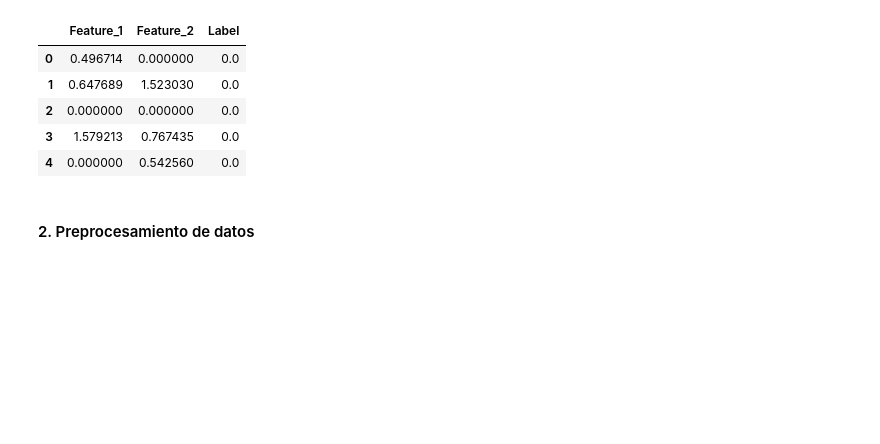
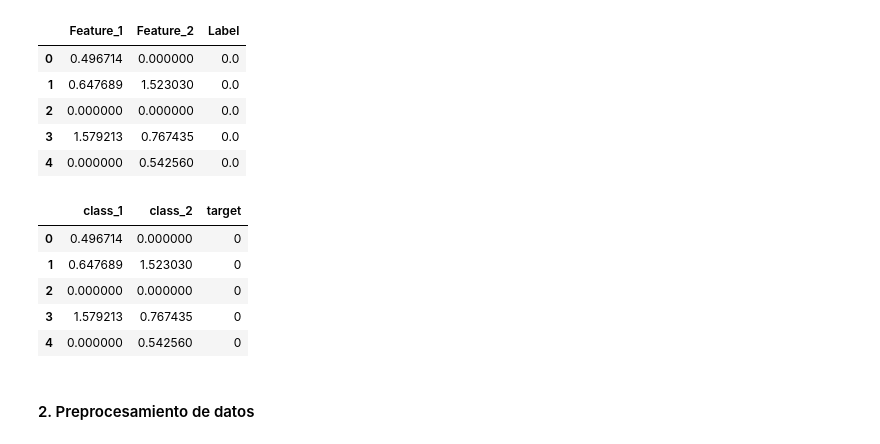
Before and after one commit to viorbe20/ai-machine-learning-systems, a Jupyter notebook: ej2-naive-bayes-knn.ipynb, the cells around one changed output. Drawn from its saved outputs; the diff is of its cells as text; code cells hidden in the pictures; blank space fills up the shorter version.

```diff
--- a/ej2-naive-bayes-knn.ipynb
+++ b/ej2-naive-bayes-knn.ipynb
@@ -27,5 +27,16 @@ data.head()
 | 2 | 0.000000 | 0.000000 | 0.0 |
 | 3 | 1.579213 | 0.767435 | 0.0 |
 | 4 | 0.000000 | 0.542560 | 0.0 |
+# %%
+df_classes.rename(columns={'Feature_1': 'class_1', 'Feature_2': 'class_2', 'Label': 'target'}, inplace=True)
+df_classes['target'] = df_classes['target'].astype(int)
+df_classes.head()
+# %% [output]
+|  | class_1 | class_2 | target |
+| 0 | 0.496714 | 0.000000 | 0 |
+| 1 | 0.647689 | 1.523030 | 0 |
+| 2 | 0.000000 | 0.000000 | 0 |
+| 3 | 1.579213 | 0.767435 | 0 |
+| 4 | 0.000000 | 0.542560 | 0 |
 # %% [markdown]
 #### 2. Preprocesamiento de datos
```
Also changed, not shown: parts of 5 cells of this notebook.
